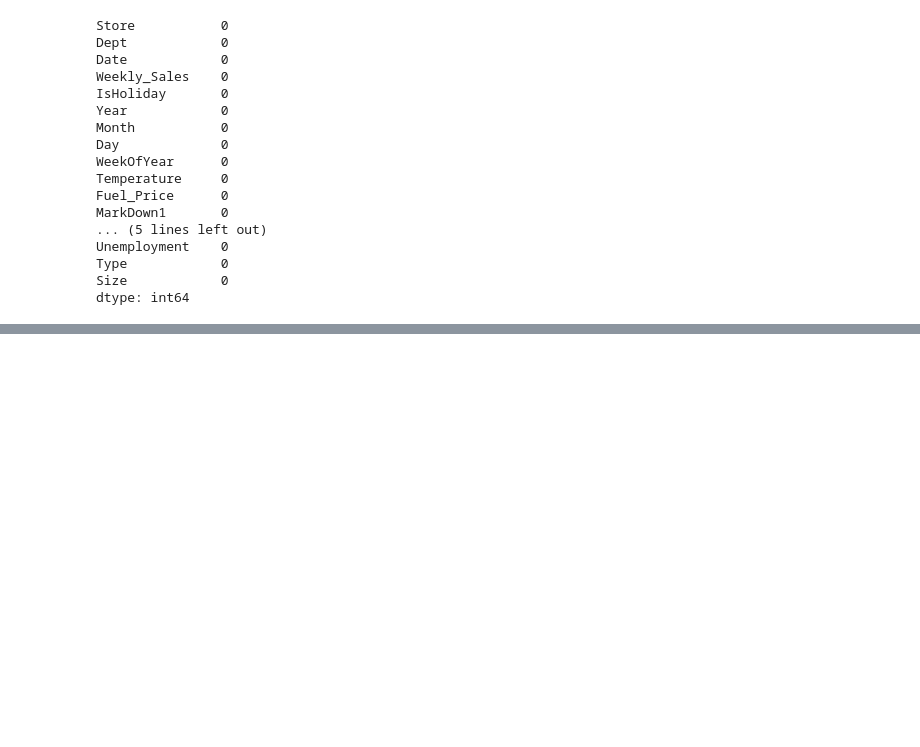
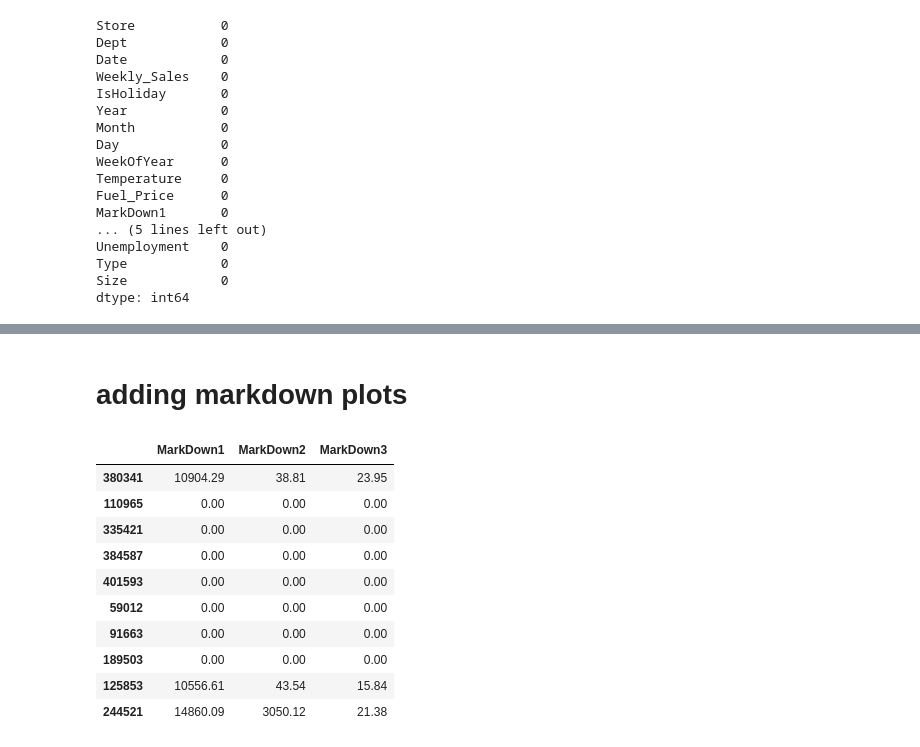
Before and after one commit to AnasElshaer01/Walmart-Sales-Forcasting, a Jupyter notebook: EDA.ipynb, the cells around one changed output, grey strips where cells are left out. Cells and saved outputs as stored; diff of their text form; code cells hidden in the pictures; blank space fills up the shorter version.

```diff
--- a/EDA.ipynb
+++ b/EDA.ipynb
@@ -380,0 +385,16 @@ merged_data
+# %% [markdown]
+# adding markdown plots
+# %%
+merged_data[['MarkDown1','MarkDown2' , 'MarkDown3' ]].sample(10)
+# %% [output]
+|  | MarkDown1 | MarkDown2 | MarkDown3 |
+| 380341 | 10904.29 | 38.81 | 23.95 |
+| 110965 | 0.00 | 0.00 | 0.00 |
+| 335421 | 0.00 | 0.00 | 0.00 |
+| 384587 | 0.00 | 0.00 | 0.00 |
+| 401593 | 0.00 | 0.00 | 0.00 |
+| 59012 | 0.00 | 0.00 | 0.00 |
+| 91663 | 0.00 | 0.00 | 0.00 |
+| 189503 | 0.00 | 0.00 | 0.00 |
+| 125853 | 10556.61 | 43.54 | 15.84 |
+| 244521 | 14860.09 | 3050.12 | 21.38 |
```
Also changed, not shown: parts of 17 cells of this notebook, 1 other file.
